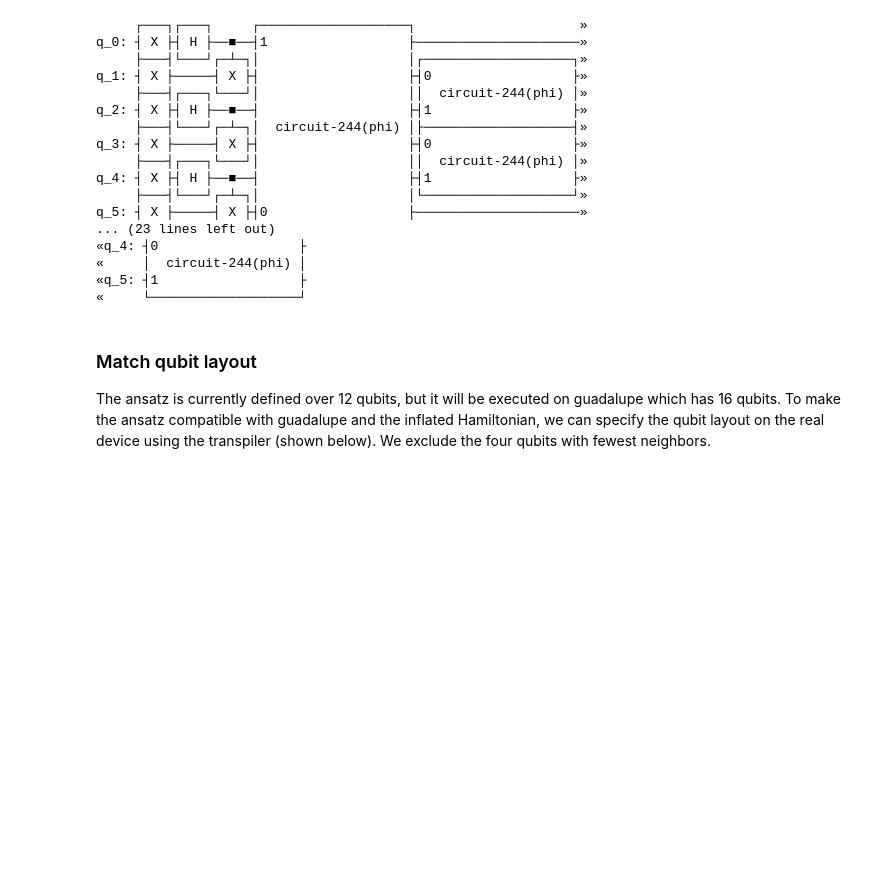
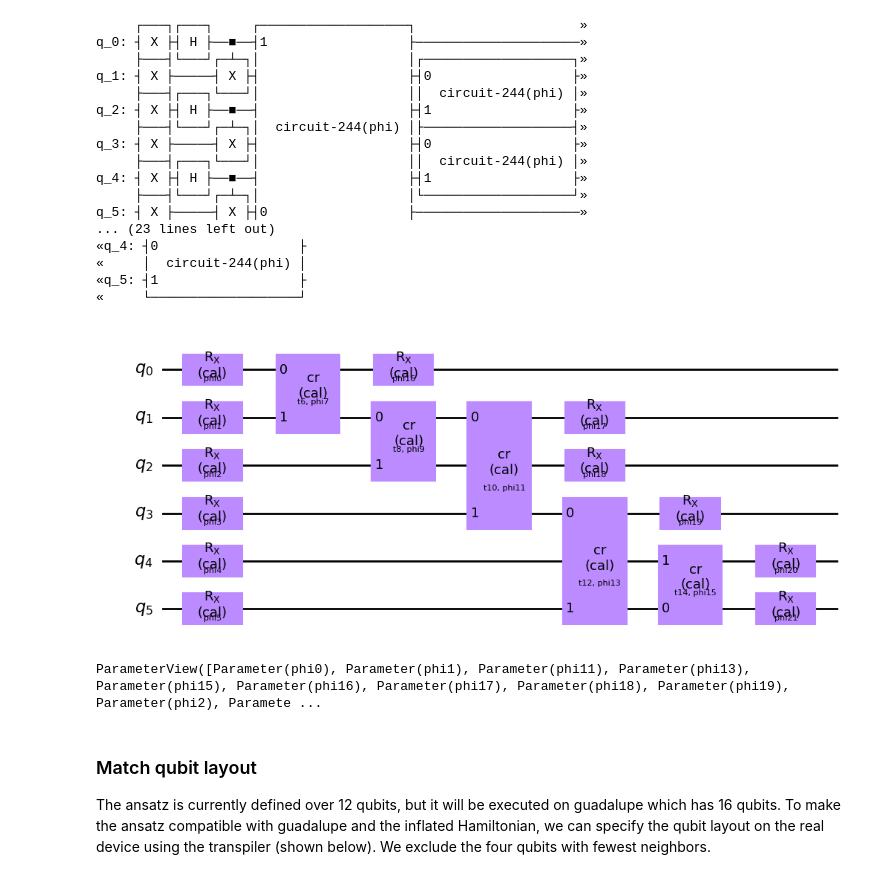
Before and after one commit to awshaff/ibm-open-science-price-2022, a Jupyter notebook: triangular-vqe.ipynb, the cells around one changed output. Drawn from its saved outputs; the diff is of its cells as text; code cells hidden in the pictures; blank space fills up the shorter version.

```diff
--- a/triangular-vqe.ipynb
+++ b/triangular-vqe.ipynb
@@ -424,6 +424,25 @@ q_5: ┤ X ├─────┤ X ├┤0                  ├─────
 «     │  circuit-244(phi) │
 «q_5: ┤1                  ├
 «     └───────────────────┘
+# %%
+from qiskit.providers.fake_provider.backends import FakeLagos
+from pulse_ansatz import AnsatzBuilder, CRAnsatz
+
+backend = FakeLagos()
+physical_qubits = (0, 1, 2, 3, 4, 5)
+entanglers = [(0, 1), (1, 2), (1, 3), (3, 5), (5, 4)]
+
+builder = AnsatzBuilder(backend, physical_qubits)
+ansatz = CRAnsatz(len(physical_qubits), builder, 1, entanglement=entanglers, add_rz=False).circuit()
+builder.add_schedules(ansatz)
+
+ansatz.draw("mpl")
+# %% [output]
+[figure, added]
+# %%
+ansatz.parameters
+# %% [output]
+ParameterView([Parameter(phi0), Parameter(phi1), Parameter(phi11), Parameter(phi13), Parameter(phi15), Parameter(phi16), Parameter(phi17), Parameter(phi18), Parameter(phi19), Parameter(phi2), Paramete ...
 # %% [markdown]
 ### Match qubit layout
 The ansatz is currently defined over 12 qubits, but it will be executed on guadalupe which has 16 qubits. To make the ansatz compatible with guadalupe and the inflated Hamiltonian, we can specify the qubit layout on the real device using the transpiler (shown below). We exclude the four qubits with fewest neighbors.
```
Also changed, not shown: 2 other files.
